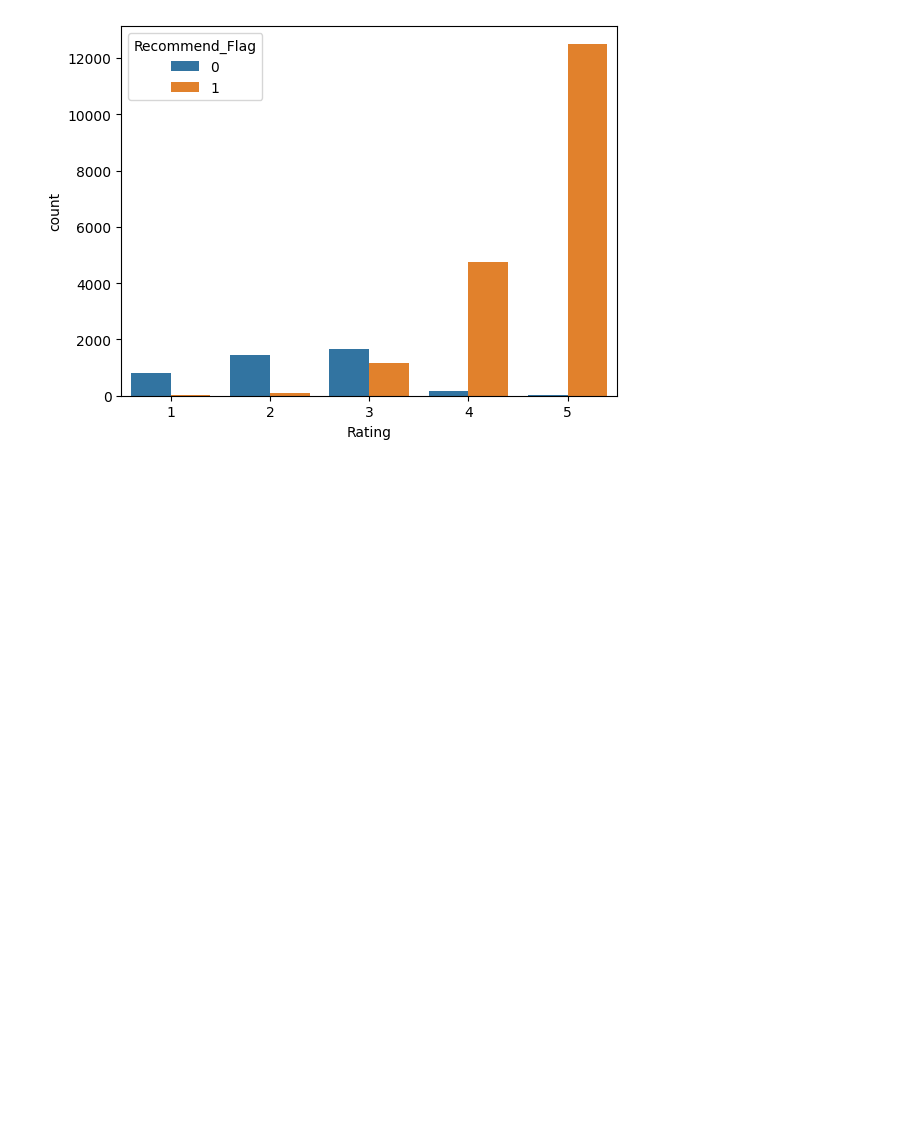
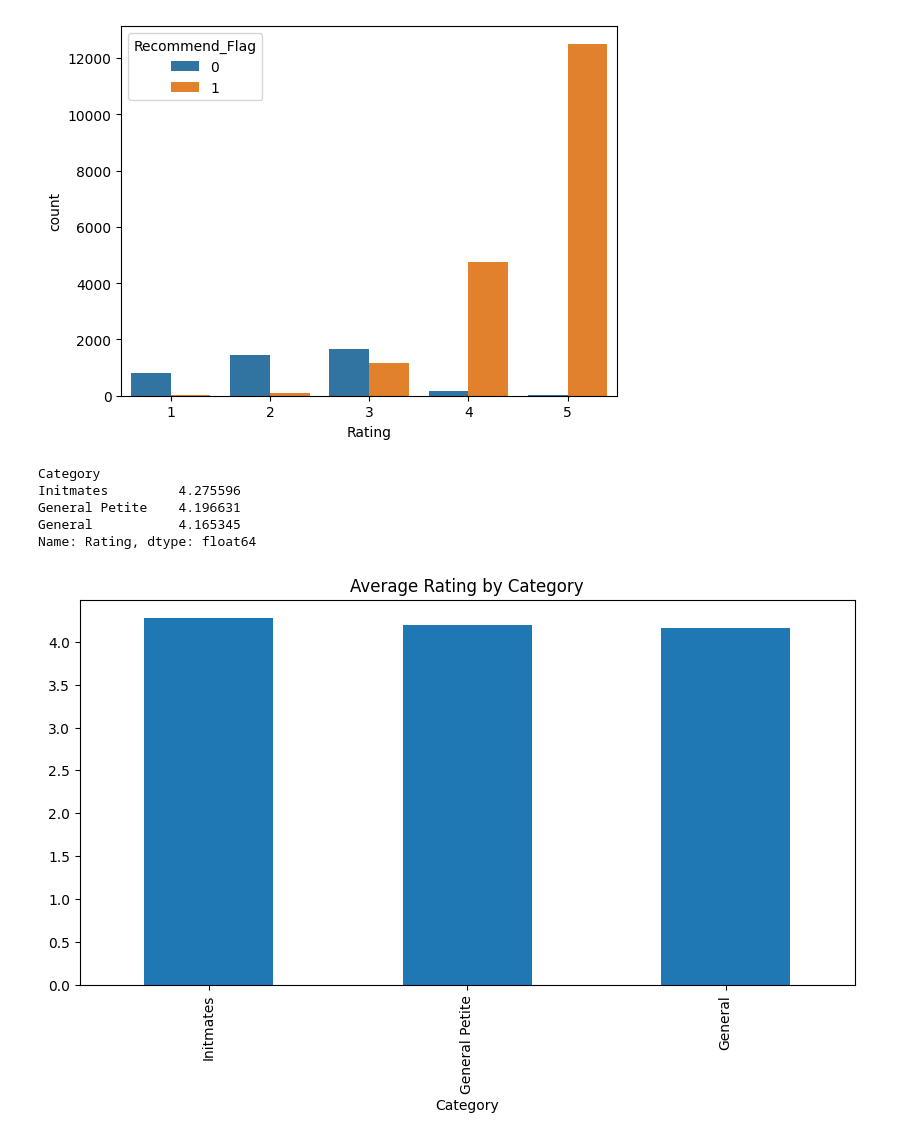
Before and after one commit to Adi46878/women-clothing-review-analytics, a Jupyter notebook: Women_Clothing_Review_Analytics.ipynb, the cells around one changed output. Drawn from its saved outputs; the diff is of its cells as text; code cells hidden in the pictures; blank space fills up the shorter version.

Commit message:
Category Analysis completed

```diff
--- a/Women_Clothing_Review_Analytics.ipynb
+++ b/Women_Clothing_Review_Analytics.ipynb
@@ -165,0 +197,19 @@ sns.countplot(
+# %%
+category_rating = df.groupby('Category')['Rating'].mean().sort_values(ascending=False)
+# %%
+category_rating
+# %% [output]
+Category
+Initmates         4.275596
+General Petite    4.196631
+General           4.165345
+Name: Rating, dtype: float64
+# %%
+plt.figure(figsize=(10,5))
+
+category_rating.plot(kind='bar')
+
+plt.title('Average Rating by Category')
+plt.show()
+# %% [output]
+[figure, added]
```
Also changed, not shown: parts of 4 cells of this notebook.
